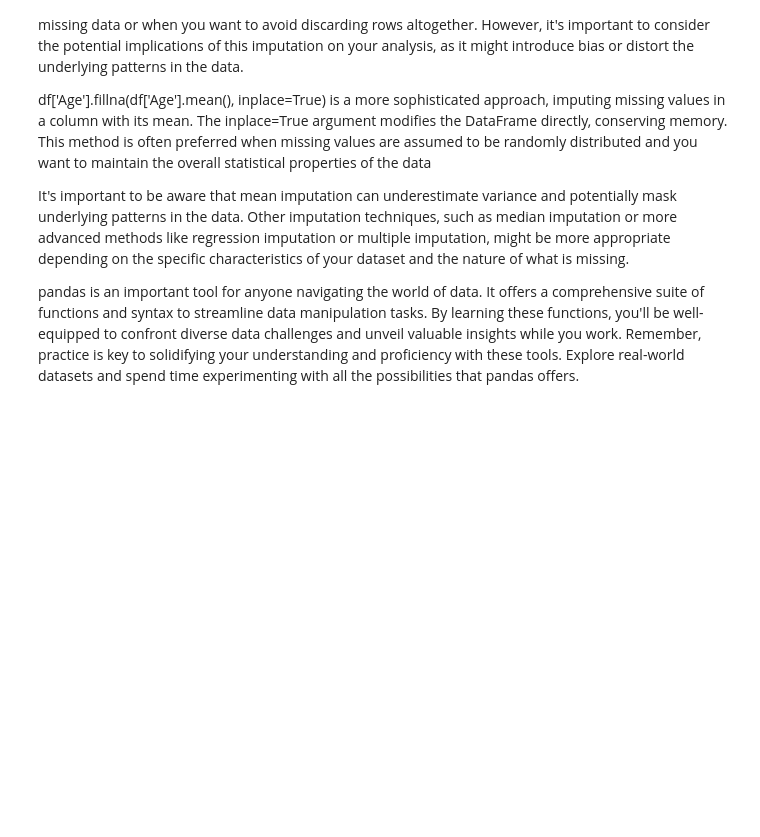
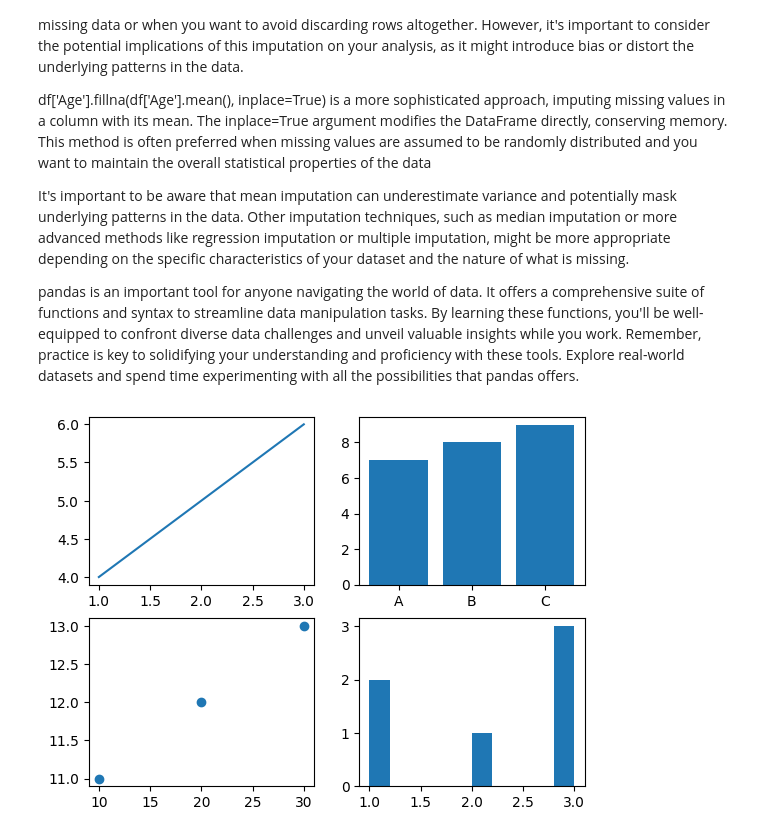
Before and after one commit to Douglas-Christian/coursera-python, a Jupyter notebook: Pandas.ipynb, the cells around one changed output. Saved outputs shown, nothing was run; the diff lists cells and outputs as text; code cells hidden in the pictures; blank space fills up the shorter version.

```diff
--- a/Pandas.ipynb
+++ b/Pandas.ipynb
@@ -265,3 +265,18 @@ print("\nDescriptive statistics:\n", df.describe())
 # Group by and aggregate
 grouped_data = df.groupby('City')['Age'].mean()
 print("\nAverage Age by City:\n", grouped_data)
+# %%
+import matplotlib.pyplot as plt
+
+# Create a figure with 2 rows and 2 columns of subplots
+fig, ax = plt.subplots(2, 2)
+
+# Access individual subplots using indexing
+ax[0, 0].plot([1, 2, 3], [4, 5, 6])  # Top-left subplot
+ax[0, 1].bar(['A', 'B', 'C'], [7, 8, 9])  # Top-right subplot
+ax[1, 0].scatter([10, 20, 30], [11, 12, 13])  # Bottom-left subplot
+ax[1, 1].hist([1, 1, 2, 3, 3, 3])  # Bottom-right subplot
+
+plt.show()
+# %% [output]
+[figure, added]
```
Also changed, not shown: parts of 3 cells of this notebook.
